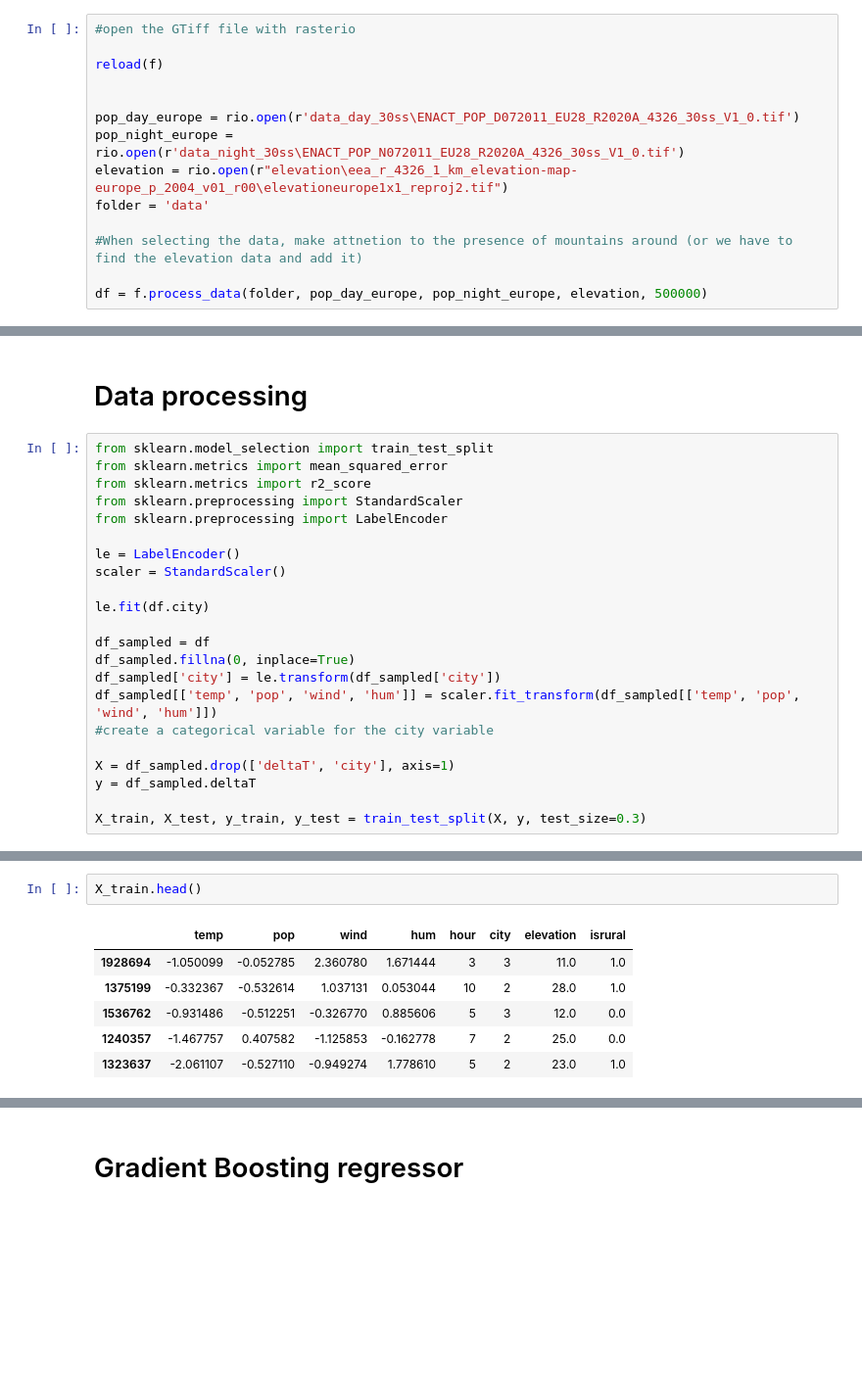
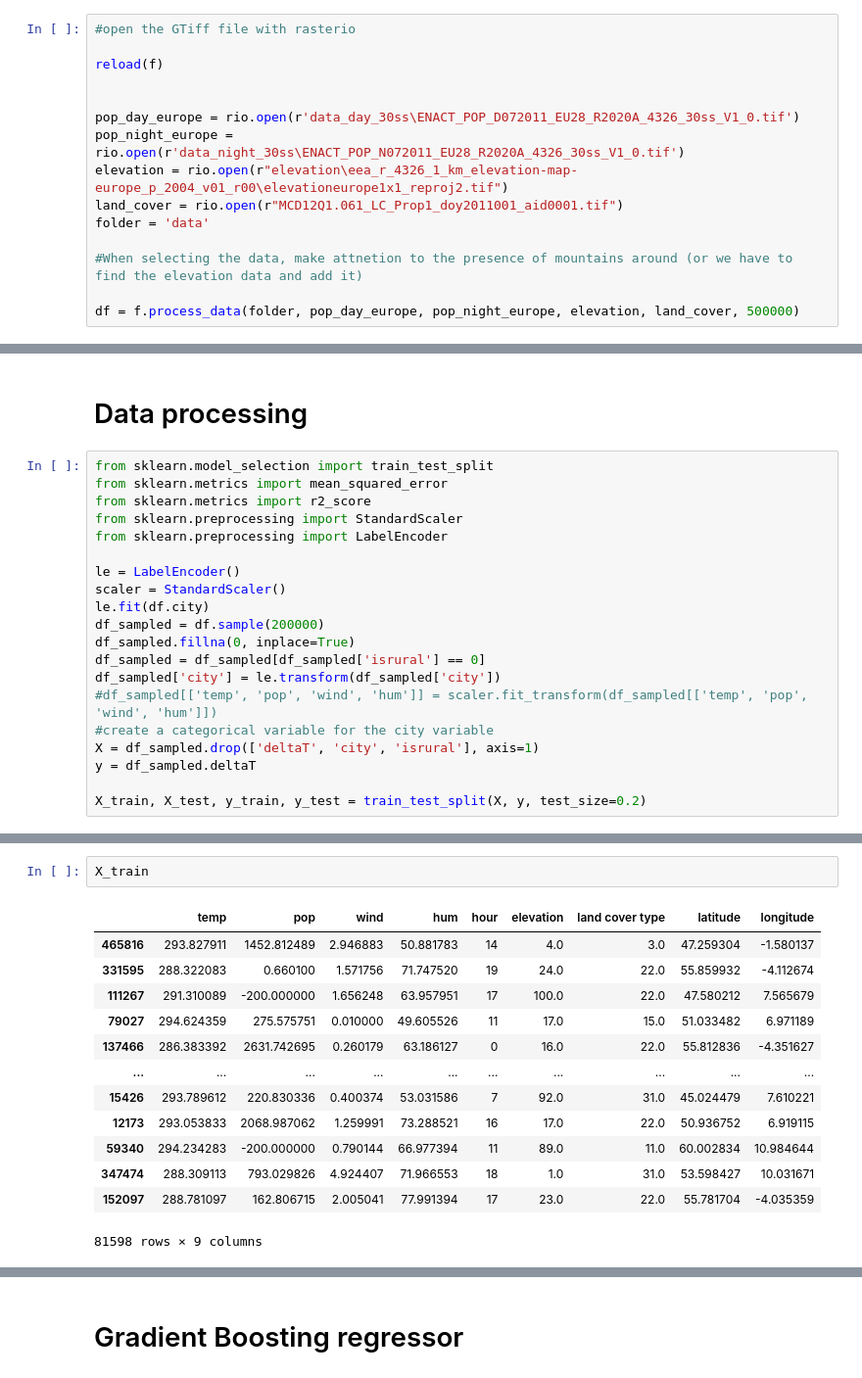
Before and after one commit to christopherogerepfl/UHI_prediction, a Jupyter notebook: exploratory.ipynb, the cells around one changed output, grey strips where cells are left out. Shown at 98% size. Cells and saved outputs as stored; diff of their text form; blank space fills up the shorter version.

```diff
--- a/exploratory.ipynb
+++ b/exploratory.ipynb
@@ -71,11 +72,12 @@ reload(f)
 pop_day_europe = rio.open(r'data_day_30ss\ENACT_POP_D072011_EU28_R2020A_4326_30ss_V1_0.tif')
 pop_night_europe = rio.open(r'data_night_30ss\ENACT_POP_N072011_EU28_R2020A_4326_30ss_V1_0.tif')
 elevation = rio.open(r"elevation\eea_r_4326_1_km_elevation-map-europe_p_2004_v01_r00\elevationeurope1x1_reproj2.tif")
+land_cover = rio.open(r"MCD12Q1.061_LC_Prop1_doy2011001_aid0001.tif")
 folder = 'data'
 
 #When selecting the data, make attnetion to the presence of mountains around (or we have to find the elevation data and add it)
 
-df = f.process_data(folder, pop_day_europe, pop_night_europe, elevation, 500000)
+df = f.process_data(folder, pop_day_europe, pop_night_europe, elevation, land_cover, 500000)
 # %% [output]
 (16963944,) (16963944,)
 (67407144,) (67407144,)
@@ -136,16 +143,14 @@ from sklearn.preprocessing import LabelEncoder
 
 le = LabelEncoder()
 scaler = StandardScaler()
-
 le.fit(df.city)
-
-df_sampled = df
+df_sampled = df.sample(200000)
 df_sampled.fillna(0, inplace=True)
+df_sampled = df_sampled[df_sampled['isrural'] == 0]
 df_sampled['city'] = le.transform(df_sampled['city'])
-df_sampled[['temp', 'pop', 'wind', 'hum']] = scaler.fit_transform(df_sampled[['temp', 'pop', 'wind', 'hum']])
+#df_sampled[['temp', 'pop', 'wind', 'hum']] = scaler.fit_transform(df_sampled[['temp', 'pop', 'wind', 'hum']])
 #create a categorical variable for the city variable
-
-X = df_sampled.drop(['deltaT', 'city'], axis=1)
+X = df_sampled.drop(['deltaT', 'city', 'isrural'], axis=1)
 y = df_sampled.deltaT
 
-X_train, X_test, y_train, y_test = train_test_split(X, y, test_size=0.3)
+X_train, X_test, y_train, y_test = train_test_split(X, y, test_size=0.2)
@@ -152,9 +163,16 @@ X_train, X_test, y_train, y_test = train_test_split(X, y, test_size=0.3)
 # %%
-X_train.head()
+X_train
 # %% [output]
-|  | temp | pop | wind | hum | hour | city | elevation | isrural |
-| 1928694 | -1.050099 | -0.052785 | 2.360780 | 1.671444 | 3 | 3 | 11.0 | 1.0 |
-| 1375199 | -0.332367 | -0.532614 | 1.037131 | 0.053044 | 10 | 2 | 28.0 | 1.0 |
-| 1536762 | -0.931486 | -0.512251 | -0.326770 | 0.885606 | 5 | 3 | 12.0 | 0.0 |
-| 1240357 | -1.467757 | 0.407582 | -1.125853 | -0.162778 | 7 | 2 | 25.0 | 0.0 |
-| 1323637 | -2.061107 | -0.527110 | -0.949274 | 1.778610 | 5 | 2 | 23.0 | 1.0 |
+|  | temp | pop | wind | hum | hour | elevation | land cover type | latitude | longitude |
+| 465816 | 293.827911 | 1452.812489 | 2.946883 | 50.881783 | 14 | 4.0 | 3.0 | 47.259304 | -1.580137 |
+| 331595 | 288.322083 | 0.660100 | 1.571756 | 71.747520 | 19 | 24.0 | 22.0 | 55.859932 | -4.112674 |
+| 111267 | 291.310089 | -200.000000 | 1.656248 | 63.957951 | 17 | 100.0 | 22.0 | 47.580212 | 7.565679 |
+| 79027 | 294.624359 | 275.575751 | 0.010000 | 49.605526 | 11 | 17.0 | 15.0 | 51.033482 | 6.971189 |
+| 137466 | 286.383392 | 2631.742695 | 0.260179 | 63.186127 | 0 | 16.0 | 22.0 | 55.812836 | -4.351627 |
+| ... | ... | ... | ... | ... | ... | ... | ... | ... | ... |
+| 15426 | 293.789612 | 220.830336 | 0.400374 | 53.031586 | 7 | 92.0 | 31.0 | 45.024479 | 7.610221 |
+| 12173 | 293.053833 | 2068.987062 | 1.259991 | 73.288521 | 16 | 17.0 | 22.0 | 50.936752 | 6.919115 |
+| 59340 | 294.234283 | -200.000000 | 0.790144 | 66.977394 | 11 | 89.0 | 11.0 | 60.002834 | 10.984644 |
+| 347474 | 288.309113 | 793.029826 | 4.924407 | 71.966553 | 18 | 1.0 | 31.0 | 53.598427 | 10.031671 |
+| 152097 | 288.781097 | 162.806715 | 2.005041 | 77.991394 | 17 | 23.0 | 22.0 | 55.781704 | -4.035359 |
+81598 rows × 9 columns
```
Also changed, not shown: parts of 26 cells of this notebook, 6 other files.
